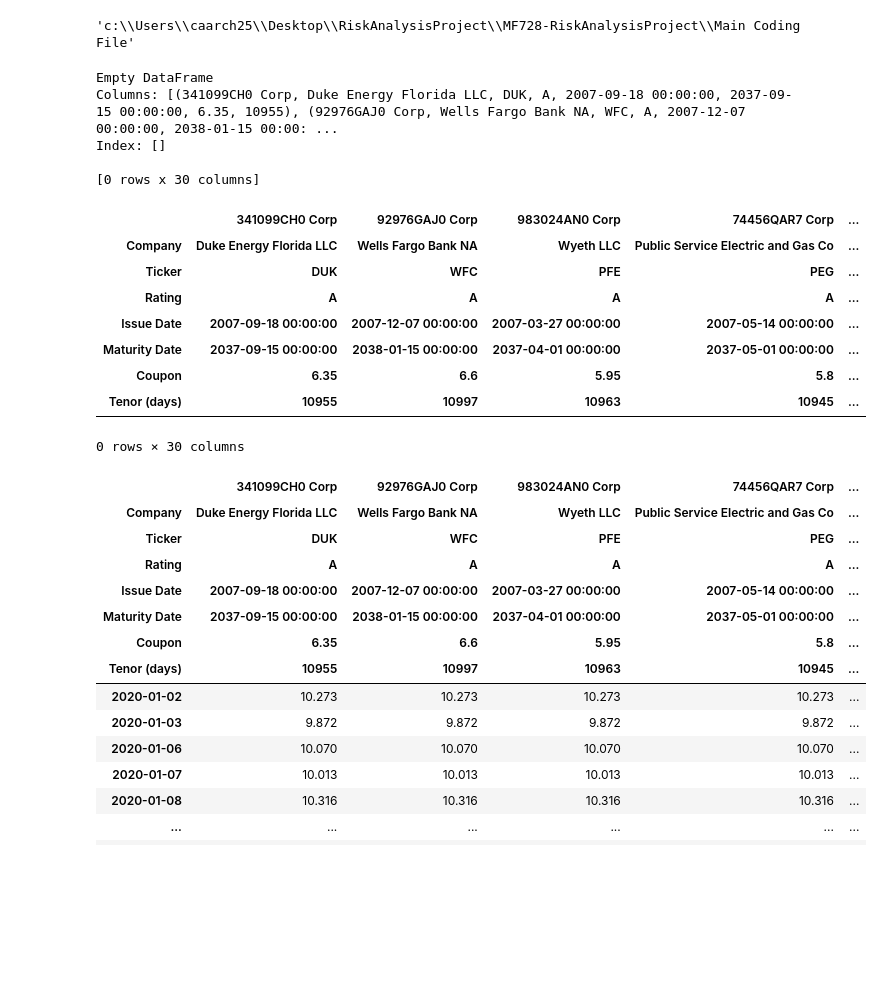
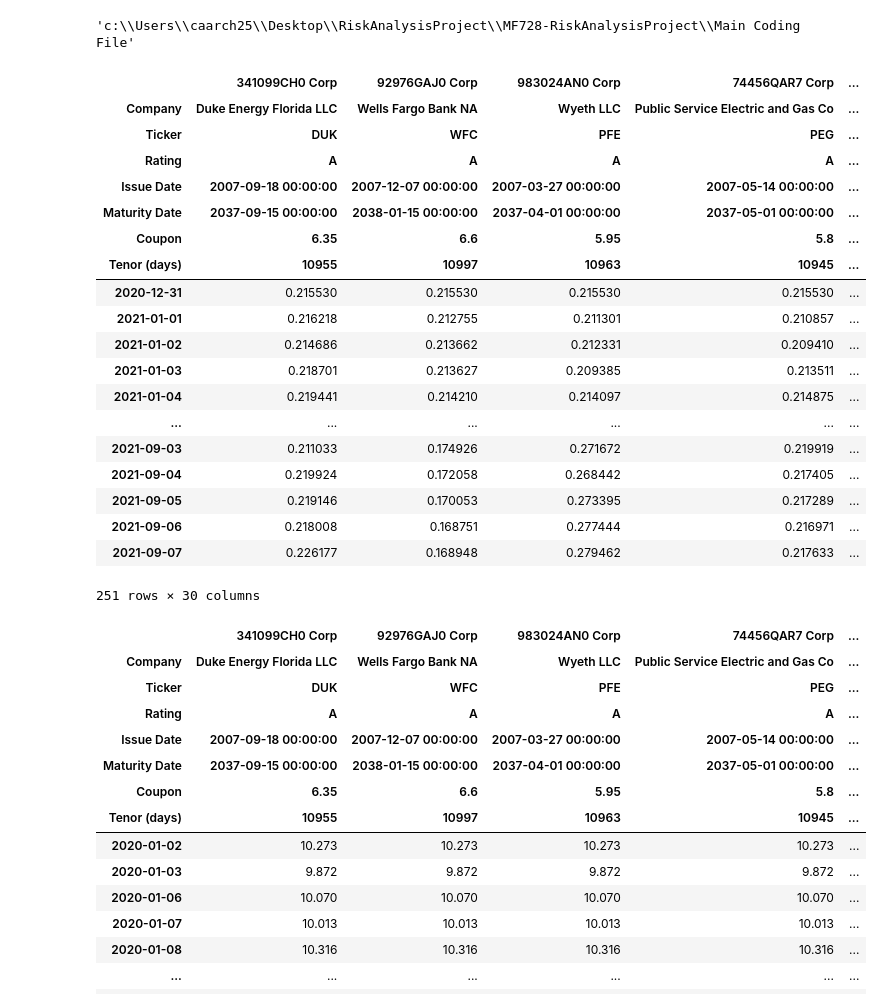
Before and after one commit to Christian2473/MF728-RiskAnalysisProject, a Jupyter notebook: Main Coding File/CIR Calibration.ipynb, the cells around one changed output. Cells and saved outputs as stored; diff of their text form; code cells hidden in the pictures; blank space fills up the shorter version.

```diff
--- a/Main Coding File/CIR Calibration.ipynb
+++ b/Main Coding File/CIR Calibration.ipynb
@@ -160,51 +160,61 @@ class CIR(CIR_base):
         # Calibrate the CIR process
         if not hasattr(self, 'dataframe'):
             self.calibrate()
 
         if starting_rates is None:
             simulated_rates = self.dataframe.apply(lambda x : pd.Series(x.simulate()[0])).T
             starting_date = self.rates.index[0]
         else:
             if len(starting_rates) != len(self.dataframe):
                 raise ValueError("Starting rates must have the same length as the dataframe.")
 
             starting_date = starting_rates.name
             starting_rates = starting_rates/100
 
             index = [starting_date + pd.Timedelta(days=i) for i in range(len(self.rates))]
 
-            simulated_rates = pd.DataFrame(columns=self.dataframe.index)
+            simulated_rates = pd.DataFrame(columns=self.dataframe.index, index = index)
 
             for i, column in enumerate(starting_rates.index):
-                print()
-                simulated_rates[column] = self.dataframe.loc[column]
 
-            print(simulated_rates)
+                starting_rate = starting_rates[column]
+                model = self.dataframe[column]
+
+                # simulated_rates[column] = model.simulate(starting_rate=starting_rate)
+                simulated_array = model.simulate(starting_rate=starting_rate)[0]
+
+                simulated_rates[column] = simulated_array
 
         return simulated_rates
 
 
 model = CIR(data)
 model.calibrate()
 
 simulations = model.simulate(data.iloc[-1,:])
 
 simulations
 # %% [output]
+|  | 341099CH0 Corp | 92976GAJ0 Corp | 983024AN0 Corp | 74456QAR7 Corp | ... |
+| Company | Duke Energy Florida LLC | Wells Fargo Bank NA | Wyeth LLC | Public Service Electric and Gas Co | ... |
+| Ticker | DUK | WFC | PFE | PEG | ... |
+| Rating | A | A | A | A | ... |
+| Issue Date | 2007-09-18 00:00:00 | 2007-12-07 00:00:00 | 2007-03-27 00:00:00 | 2007-05-14 00:00:00 | ... |
+| Maturity Date | 2037-09-15 00:00:00 | 2038-01-15 00:00:00 | 2037-04-01 00:00:00 | 2037-05-01 00:00:00 | ... |
+| Coupon | 6.35 | 6.6 | 5.95 | 5.8 | ... |
+| Tenor (days) | 10955 | 10997 | 10963 | 10945 | ... |
+| 2020-12-31 | 0.215530 | 0.215530 | 0.215530 | 0.215530 | ... |
+| 2021-01-01 | 0.216218 | 0.212755 | 0.211301 | 0.210857 | ... |
+| 2021-01-02 | 0.214686 | 0.213662 | 0.212331 | 0.209410 | ... |
+| 2021-01-03 | 0.218701 | 0.213627 | 0.209385 | 0.213511 | ... |
+| 2021-01-04 | 0.219441 | 0.214210 | 0.214097 | 0.214875 | ... |
+| ... | ... | ... | ... | ... | ... |
+| 2021-09-03 | 0.211033 | 0.174926 | 0.271672 | 0.219919 | ... |
+| 2021-09-04 | 0.219924 | 0.172058 | 0.268442 | 0.217405 | ... |
+| 2021-09-05 | 0.219146 | 0.170053 | 0.273395 | 0.217289 | ... |
+| 2021-09-06 | 0.218008 | 0.168751 | 0.277444 | 0.216971 | ... |
+| 2021-09-07 | 0.226177 | 0.168948 | 0.279462 | 0.217633 | ... |
-Empty DataFrame
-Columns: [(341099CH0 Corp, Duke Energy Florida LLC, DUK, A, 2007-09-18 00:00:00, 2037-09-15 00:00:00, 6.35, 10955), (92976GAJ0 Corp, Wells Fargo Bank NA, WFC, A, 2007-12-07 00:00:00, 2038-01-15 00:00: ...
-Index: []
-
-[0 rows x 30 columns]
+251 rows × 30 columns
-|  | 341099CH0 Corp | 92976GAJ0 Corp | 983024AN0 Corp | 74456QAR7 Corp | ... |
-| Company | Duke Energy Florida LLC | Wells Fargo Bank NA | Wyeth LLC | Public Service Electric and Gas Co | ... |
-| Ticker | DUK | WFC | PFE | PEG | ... |
-| Rating | A | A | A | A | ... |
-| Issue Date | 2007-09-18 00:00:00 | 2007-12-07 00:00:00 | 2007-03-27 00:00:00 | 2007-05-14 00:00:00 | ... |
-| Maturity Date | 2037-09-15 00:00:00 | 2038-01-15 00:00:00 | 2037-04-01 00:00:00 | 2037-05-01 00:00:00 | ... |
-| Coupon | 6.35 | 6.6 | 5.95 | 5.8 | ... |
-| Tenor (days) | 10955 | 10997 | 10963 | 10945 | ... |
-0 rows × 30 columns
 # %%
 data.loc["2020-01-01":"2020-12-31"]
 # %% [output]
```
